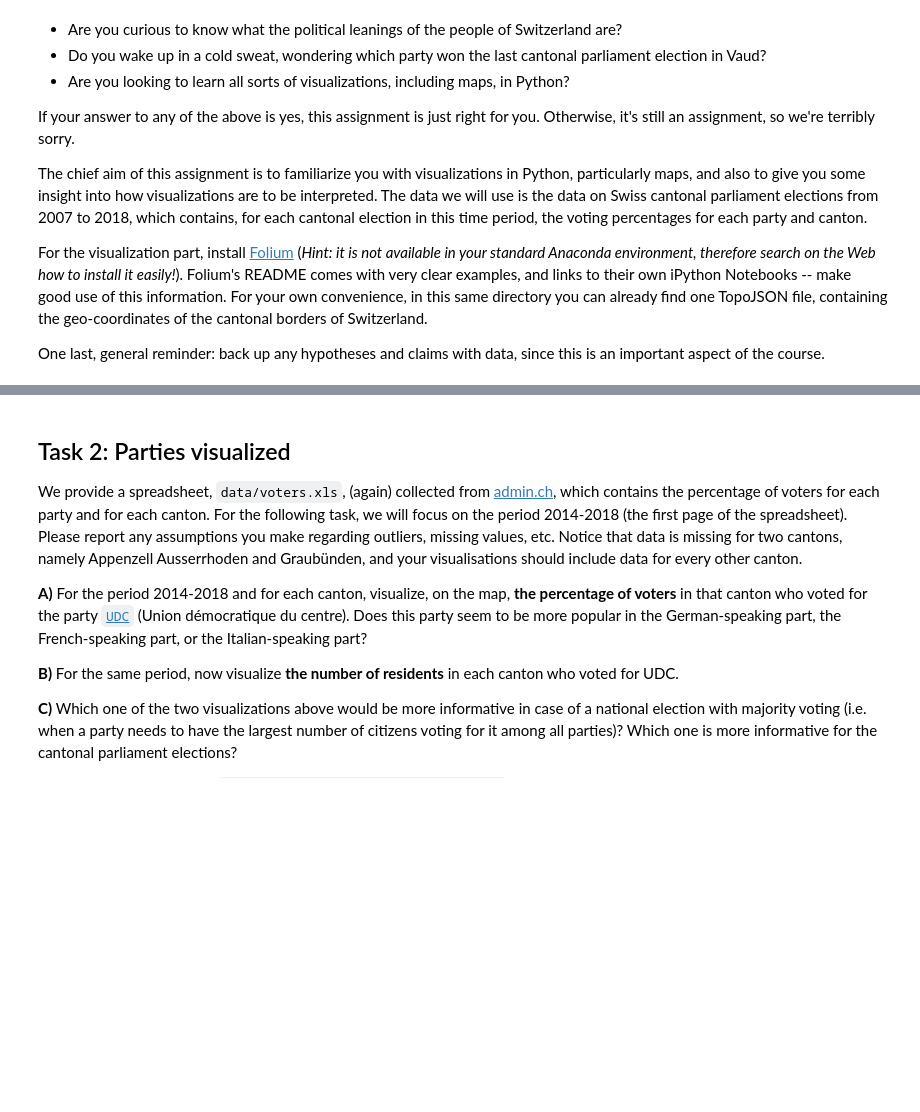
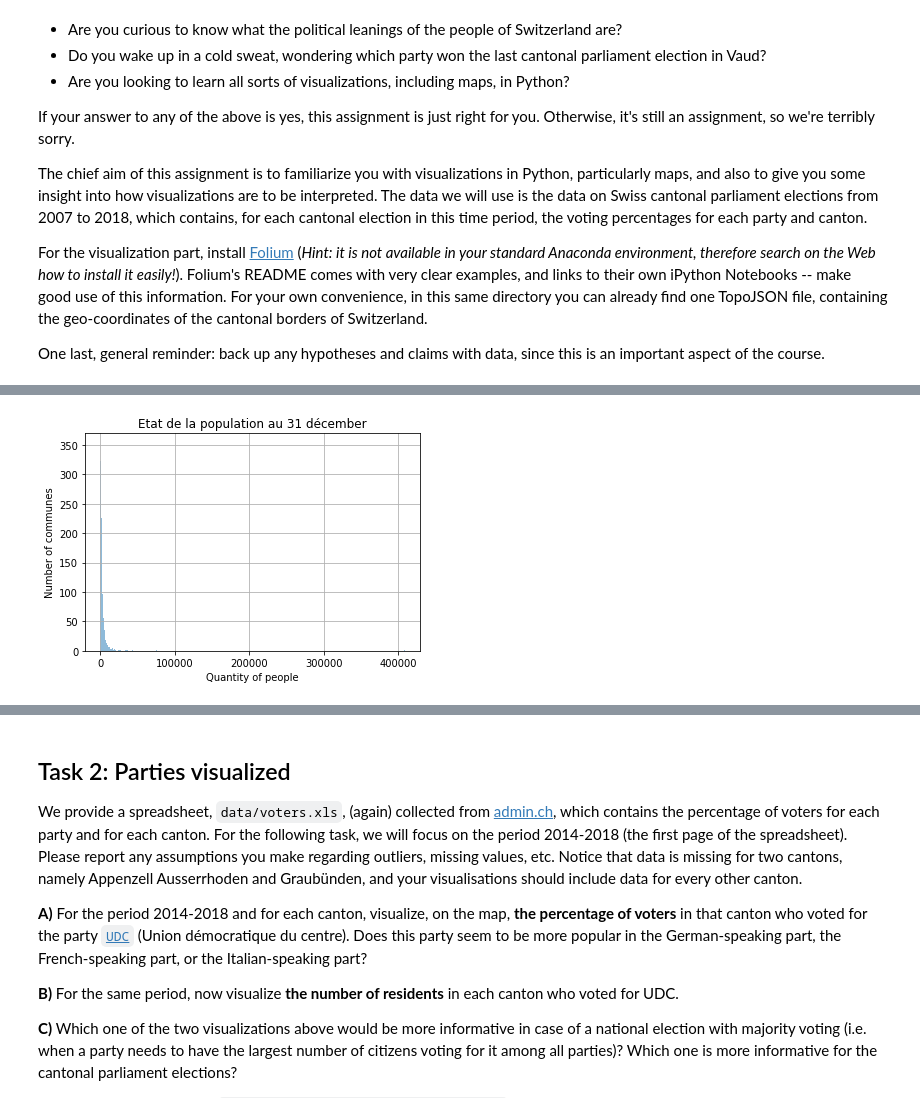
Before and after one commit to kareen2707/Folium, a Jupyter notebook: HW2_main.ipynb, the cells around one changed output, grey strips where cells are left out. Saved outputs shown, nothing was run; the diff lists cells and outputs as text; code cells hidden in the pictures; blank space fills up the shorter version.

```diff
--- a/HW2_main.ipynb
+++ b/HW2_main.ipynb
@@ -164,0 +116,6 @@ cantons_data
+# %%
+#The columns that starts by "......" are the Name of the Switzerland's communes
+#We created a new data set that only contains the communes data
+
+communes_population = communes_data.filter(regex='^\.{6}.*', axis=0)
+communes_population.head(5)
@@ -165 +131,4 @@ cantons_data
+# %%
+communes_population.index = communes_population.index.str.replace('\.{6}[0-9]{4}', '')
+communes_population = communes_population.iloc[:, [8]]
 # %% [markdown]
@@ -222,0 +140,9 @@ TypeError: unhashable type: 'Index'
+# %%
+communes_population.hist(bins=1000, alpha=0.5)
+plt.title('Etat de la population au 31 décember')
+plt.xlabel("Quantity of people")
+plt.ylabel("Number of communes")
+
+plt.show()
+# %% [output]
+[figure, added]
```
Also changed, not shown: parts of 18 cells of this notebook.
